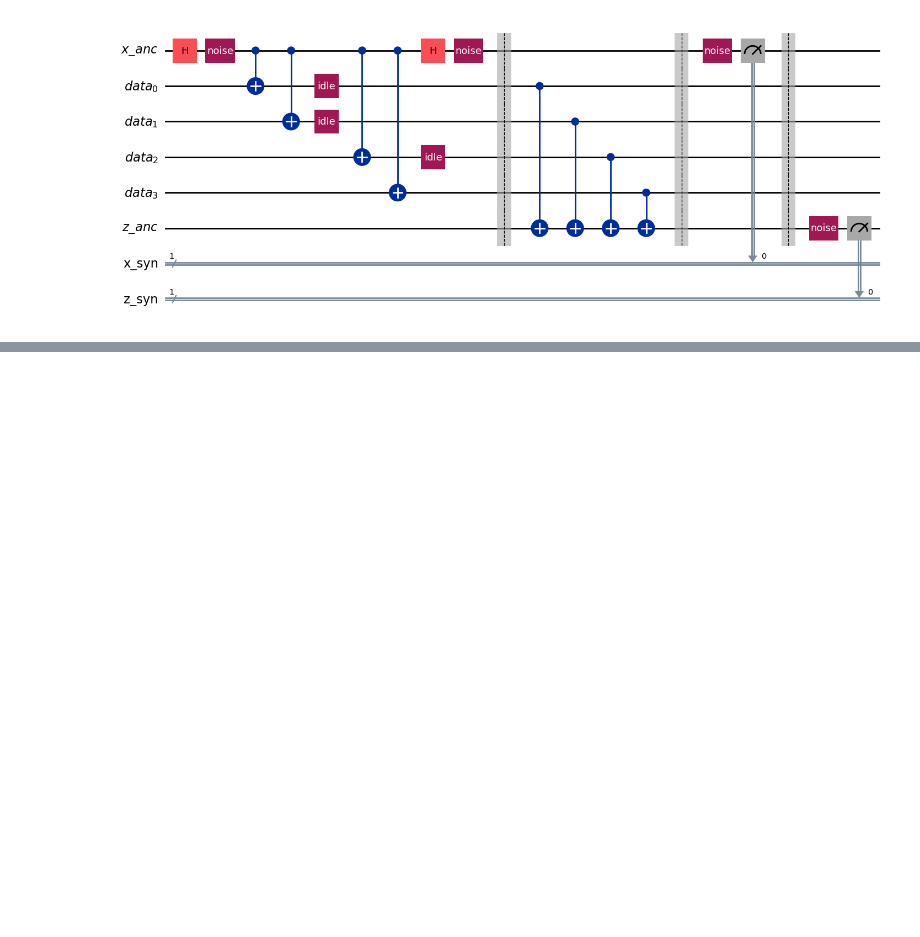
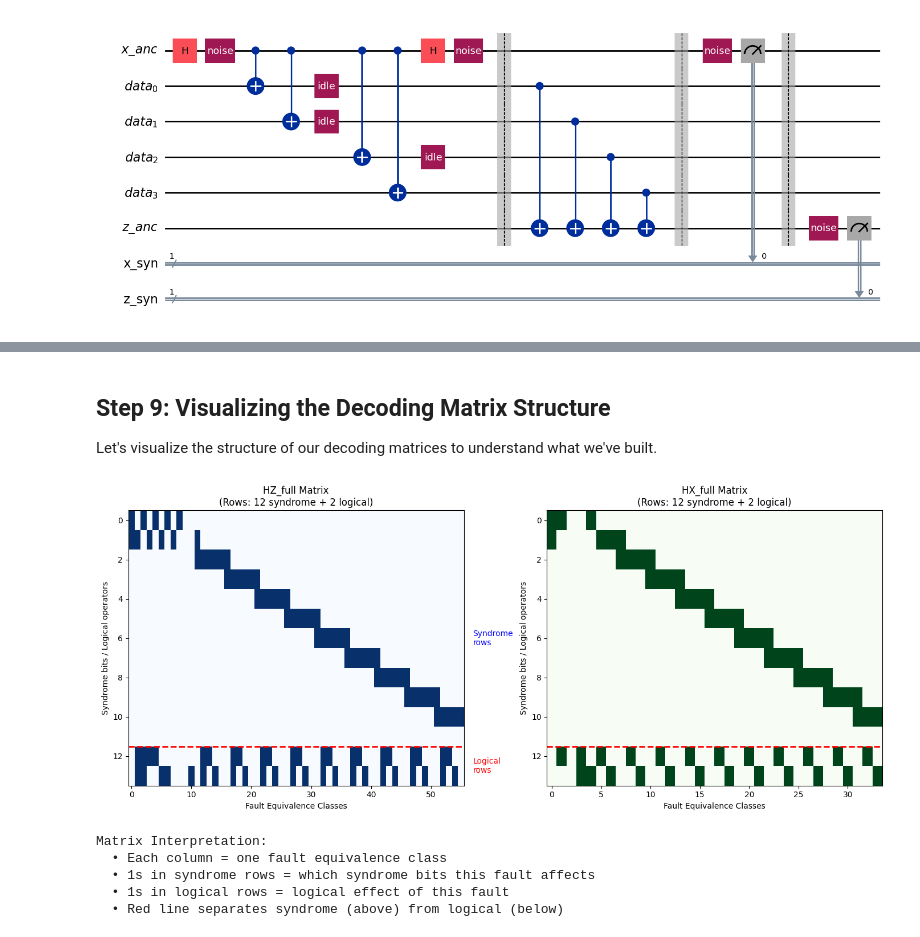
Before and after one commit to michelebanfi/qLDPC-branched-off, a Jupyter notebook: toy_example.ipynb, the cells around one changed output, grey strips where cells are left out. Drawn from its saved outputs; the diff is of its cells as text; code cells hidden in the pictures; blank space fills up the shorter version.

```diff
--- a/toy_example.ipynb
+++ b/toy_example.ipynb
@@ -367,0 +1404,44 @@ print(f"X-correction Success: {success_x}")
+# %% [markdown]
+## Step 9: Visualizing the Decoding Matrix Structure
+
+Let's visualize the structure of our decoding matrices to understand what we've built.
+# %%
+# =============================================================================
+# VISUALIZE DECODING MATRIX STRUCTURE
+# =============================================================================
+
+fig, axes = plt.subplots(1, 2, figsize=(14, 6))
+
+# Plot HZ_full (syndrome + logical rows)
+ax1 = axes[0]
+im1 = ax1.imshow(HZ_full, aspect='auto', cmap='Blues', interpolation='nearest')
+ax1.axhline(y=num_syndrome_bits_Z - 0.5, color='red', linewidth=2, linestyle='--')
+ax1.set_title(f'HZ_full Matrix\n(Rows: {num_syndrome_bits_Z} syndrome + {Lx.shape[0]} logical)', fontsize=12)
+ax1.set_xlabel('Fault Equivalence Classes')
+ax1.set_ylabel('Syndrome bits / Logical operators')
+ax1.text(HZ_full.shape[1] + 1, num_syndrome_bits_Z/2, 'Syndrome\nrows', va='center', fontsize=10, color='blue')
+ax1.text(HZ_full.shape[1] + 1, num_syndrome_bits_Z + 0.5, 'Logical\nrows', va='center', fontsize=10, color='red')
+
+# Plot HX_full
+ax2 = axes[1]
+im2 = ax2.imshow(HX_full, aspect='auto', cmap='Greens', interpolation='nearest')
+ax2.axhline(y=num_syndrome_bits_X - 0.5, color='red', linewidth=2, linestyle='--')
+ax2.set_title(f'HX_full Matrix\n(Rows: {num_syndrome_bits_X} syndrome + {Lz.shape[0]} logical)', fontsize=12)
+ax2.set_xlabel('Fault Equivalence Classes')
+ax2.set_ylabel('Syndrome bits / Logical operators')
+
+plt.tight_layout()
+plt.show()
+
+print(f"\nMatrix Interpretation:")
+print(f"  • Each column = one fault equivalence class")
+print(f"  • 1s in syndrome rows = which syndrome bits this fault affects")
+print(f"  • 1s in logical rows = logical effect of this fault")
+print(f"  • Red line separates syndrome (above) from logical (below)")
+# %% [output]
+[figure, added]
+Matrix Interpretation:
+  • Each column = one fault equivalence class
+  • 1s in syndrome rows = which syndrome bits this fault affects
+  • 1s in logical rows = logical effect of this fault
+  • Red line separates syndrome (above) from logical (below)
```
Also changed, not shown: parts of 30 cells of this notebook, 1 other file.
